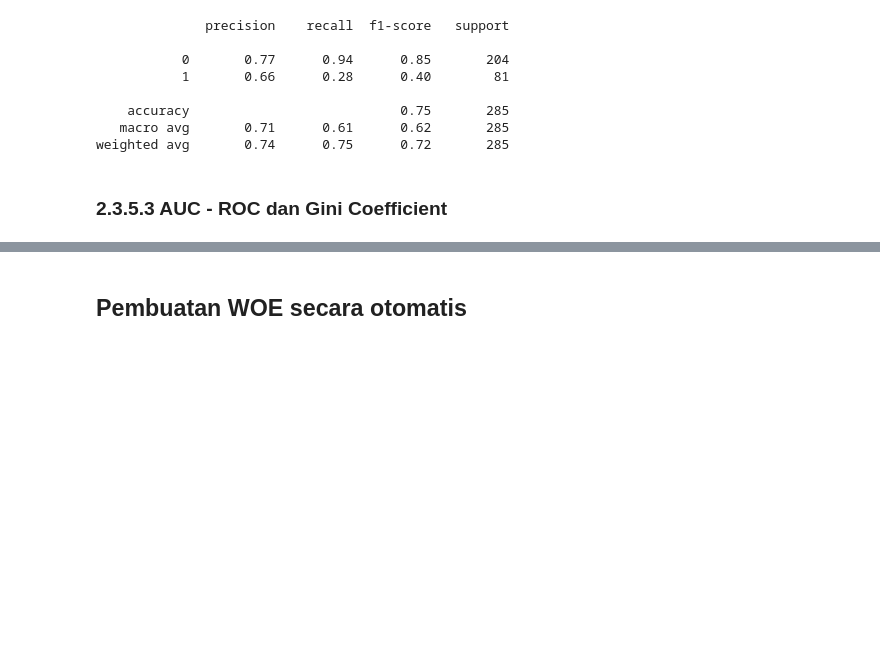
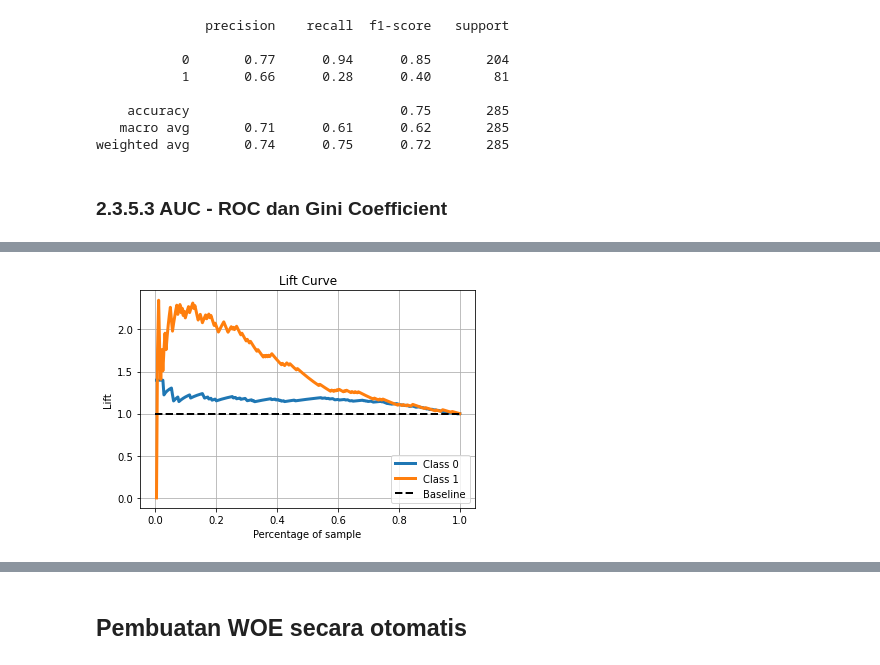
Before and after one commit to IndraLukasTjahaja/Digital_Credit_Risk, a Jupyter notebook: Bab_2_Model_Score_Kredit_dengan_Python.ipynb, the cells around one changed output, grey strips where cells are left out. Drawn from its saved outputs; the diff is of its cells as text; code cells hidden in the pictures; blank space fills up the shorter version.

```diff
--- a/Bab_2_Model_Score_Kredit_dengan_Python.ipynb
+++ b/Bab_2_Model_Score_Kredit_dengan_Python.ipynb
@@ -1967,3 +2000,9 @@ files.download('test_pred.csv')
+# %%
+# Lift chart
+skplt.metrics.plot_lift_curve(y_test, lr.predict_proba(X_test))
+plt.show()
+# %% [output]
+[figure, added]
 # %%
 y = df_model_Bin.loc[:,'default']
 X = df_model_Bin.loc[:,df_model_Bin.columns != 'default']
```
Also changed, not shown: parts of 18 cells of this notebook.
